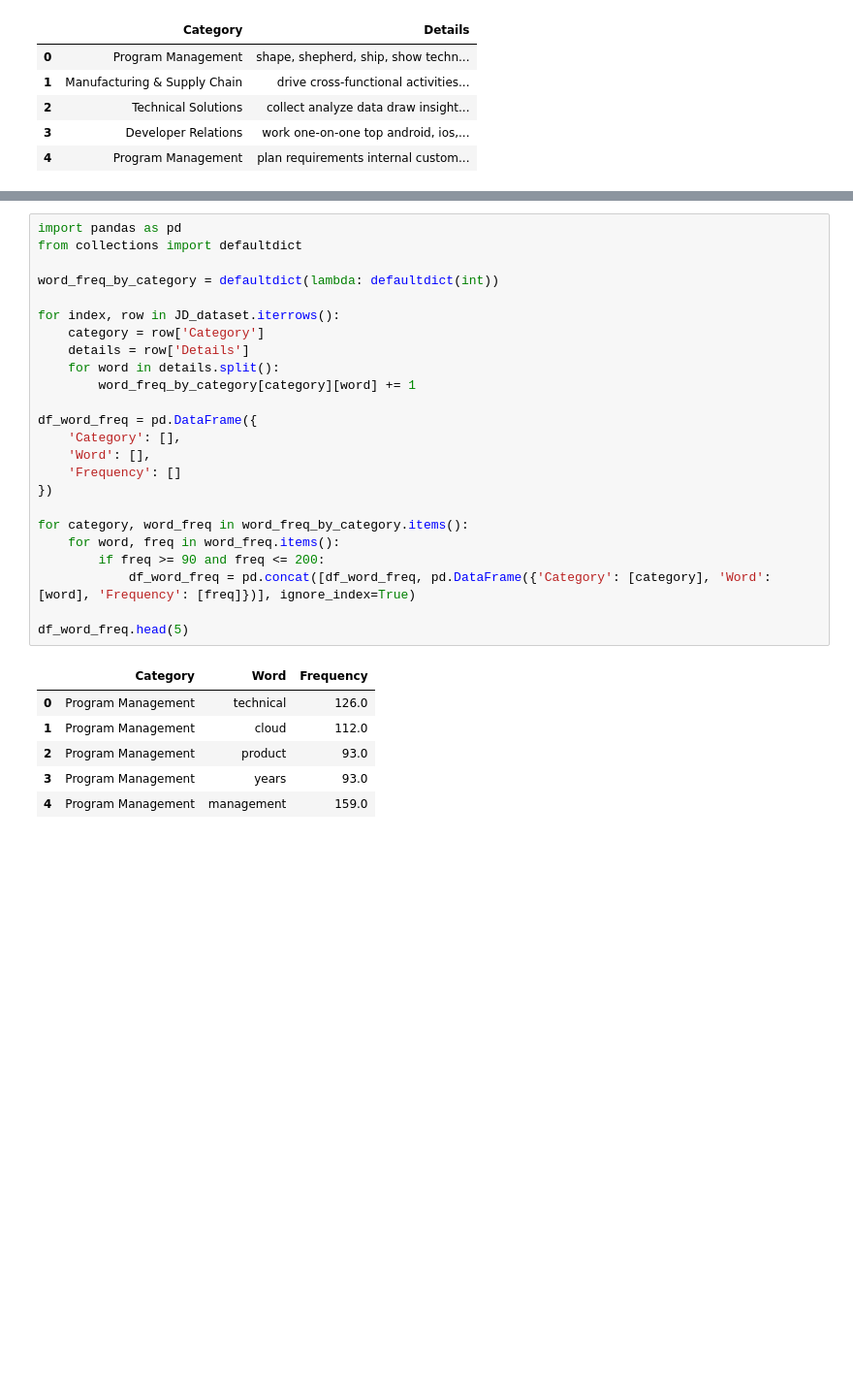
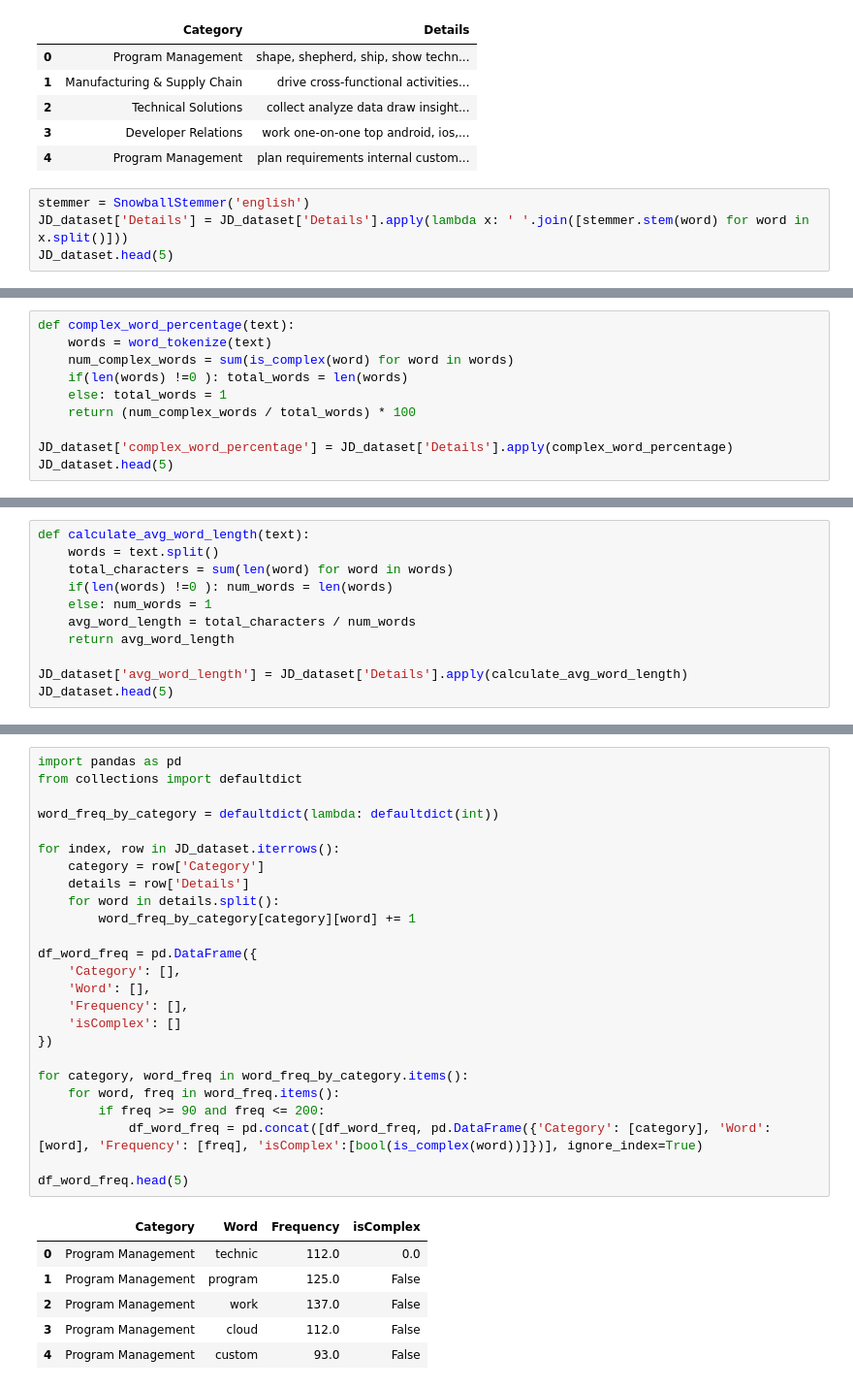
Before and after one commit to ratnesh003/Learning-NLP, a Jupyter notebook: Assignment 2/NLP_LAB_2_UI21CS48.ipynb, the cells around one changed output, grey strips where cells are left out. Shown: that part at 97% size. Cells and saved outputs as stored; diff of their text form; blank space fills up the shorter version.

```diff
--- a/Assignment 2/NLP_LAB_2_UI21CS48.ipynb
+++ b/Assignment 2/NLP_LAB_2_UI21CS48.ipynb
@@ -113,3 +146,7 @@ JD_dataset.head(5)
 | 2 | Technical Solutions | collect analyze data draw insight... |
 | 3 | Developer Relations | work one-on-one top android, ios,... |
 | 4 | Program Management | plan requirements internal custom... |
+# %%
+stemmer = SnowballStemmer('english')
+JD_dataset['Details'] = JD_dataset['Details'].apply(lambda x: ' '.join([stemmer.stem(word) for word in x.split()]))
+JD_dataset.head(5)
@@ -126,0 +198,10 @@ JD_dataset.head(5)
+# %%
+def complex_word_percentage(text):
+    words = word_tokenize(text)
+    num_complex_words = sum(is_complex(word) for word in words)
+    if(len(words) !=0 ): total_words = len(words)
+    else: total_words = 1
+    return (num_complex_words / total_words) * 100
+
+JD_dataset['complex_word_percentage'] = JD_dataset['Details'].apply(complex_word_percentage)
+JD_dataset.head(5)
@@ -126,0 +215,11 @@ JD_dataset.head(5)
+# %%
+def calculate_avg_word_length(text):
+    words = text.split()
+    total_characters = sum(len(word) for word in words)
+    if(len(words) !=0 ): num_words = len(words)
+    else: num_words = 1
+    avg_word_length = total_characters / num_words
+    return avg_word_length
+
+JD_dataset['avg_word_length'] = JD_dataset['Details'].apply(calculate_avg_word_length)
+JD_dataset.head(5)
@@ -127,34 +233,35 @@ JD_dataset.head(5)
 # %%
 import pandas as pd
 from collections import defaultdict
 
 word_freq_by_category = defaultdict(lambda: defaultdict(int))
 
 for index, row in JD_dataset.iterrows():
     category = row['Category']
     details = row['Details']
     for word in details.split():
         word_freq_by_category[category][word] += 1
 
 df_word_freq = pd.DataFrame({
     'Category': [],
     'Word': [],
-    'Frequency': []
+    'Frequency': [],
+    'isComplex': []
 })
 
 for category, word_freq in word_freq_by_category.items():
     for word, freq in word_freq.items():
         if freq >= 90 and freq <= 200:
-            df_word_freq = pd.concat([df_word_freq, pd.DataFrame({'Category': [category], 'Word': [word], 'Frequency': [freq]})], ignore_index=True)
+            df_word_freq = pd.concat([df_word_freq, pd.DataFrame({'Category': [category], 'Word': [word], 'Frequency': [freq], 'isComplex':[bool(is_complex(word))]})], ignore_index=True)
 
 df_word_freq.head(5)
 # %% [output]
-|  | Category | Word | Frequency |
-| 0 | Program Management | technical | 126.0 |
-| 1 | Program Management | cloud | 112.0 |
-| 2 | Program Management | product | 93.0 |
-| 3 | Program Management | years | 93.0 |
-| 4 | Program Management | management | 159.0 |
+|  | Category | Word | Frequency | isComplex |
+| 0 | Program Management | technic | 112.0 | 0.0 |
+| 1 | Program Management | program | 125.0 | False |
+| 2 | Program Management | work | 137.0 | False |
+| 3 | Program Management | cloud | 112.0 | False |
+| 4 | Program Management | custom | 93.0 | False |
 # %%
 import matplotlib.pyplot as plt
 
```
Also changed, not shown: parts of 10 cells of this notebook.
